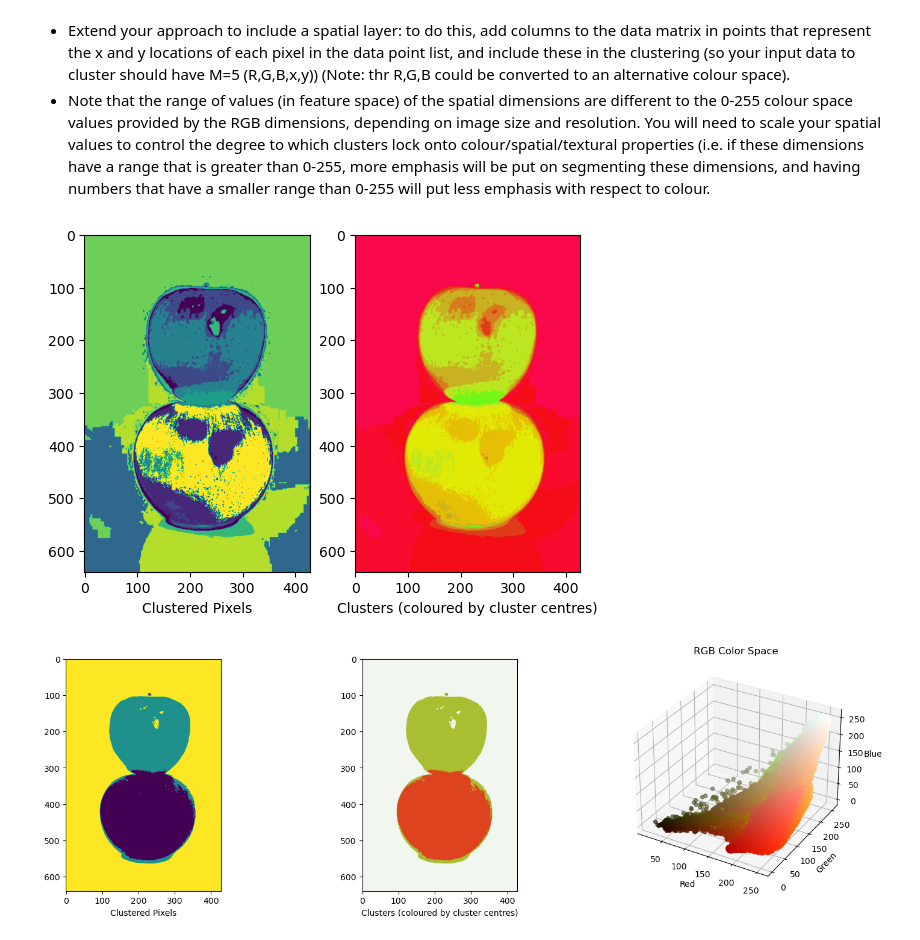
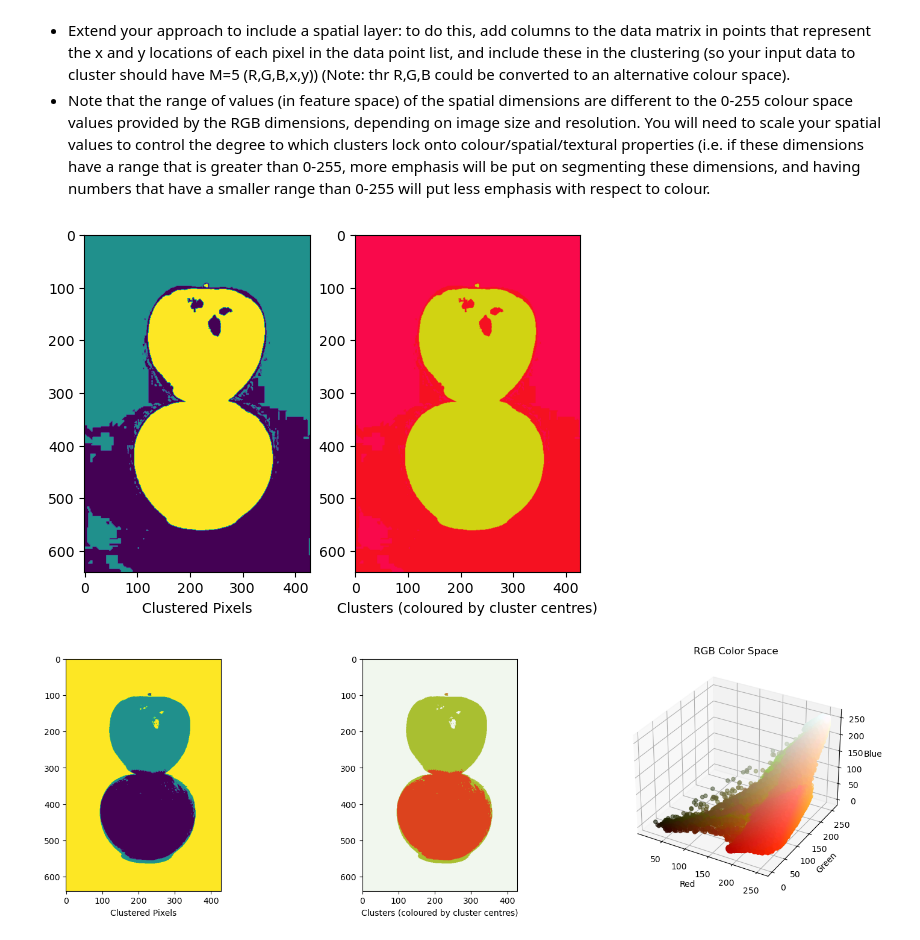
Before and after one commit to AmelineA2003/AMME5710, a Jupyter notebook: Tutorials/AMME5710_week6_tutorial.ipynb, the cells around one changed output. Saved outputs shown, nothing was run; the diff lists cells and outputs as text; code cells hidden in the pictures.

```diff
--- a/Tutorials/AMME5710_week6_tutorial.ipynb
+++ b/Tutorials/AMME5710_week6_tutorial.ipynb
@@ -244,35 +244,35 @@ The following activities should be completed during the Friday tutorial and show
 img = cv2.imread('example_images_week6/apples.jpg')
 
 img = cv2.cvtColor(img, cv2.COLOR_BGR2HSV)
 
 # Convert image pixel data (RGB) into 2D array
 pixel_data = np.float32(img.reshape((-1,3)))
 
 # K-means clustering
-K = 10
+K = 3
 criteria = (cv2.TERM_CRITERIA_EPS+cv2.TERM_CRITERIA_MAX_ITER, 10, 1.0)
 (ret,labels,centers) = cv2.kmeans(pixel_data,K,None,criteria,10,cv2.KMEANS_RANDOM_CENTERS)
 
 # Reshape to create image with cluster IDs
 label_img = labels.reshape((img.shape[:2]))
 
 # Create image where colours correspond to the cluster center values (RGB) of corresponding cluster
 centers = np.uint8(centers)
 label_img2 = centers[labels.flatten()].reshape((img.shape))
 
 
 
 plt.subplot(121)
 plt.imshow(label_img) # apply standard colourmap to label numbers
 plt.xlabel('Clustered Pixels')
 
 plt.subplot(122)
 plt.imshow(cv2.cvtColor(label_img2, cv2.COLOR_BGR2RGB))
 plt.xlabel('Clusters (coloured by cluster centres)')
 
 plt.show()
 # %% [output]
-[figure, old version]
+[figure, new version]
 # %%
 # Write your code here, or in a separate python script - RGB
 
```
Also changed, not shown: parts of 3 cells of this notebook, 1 other file.
